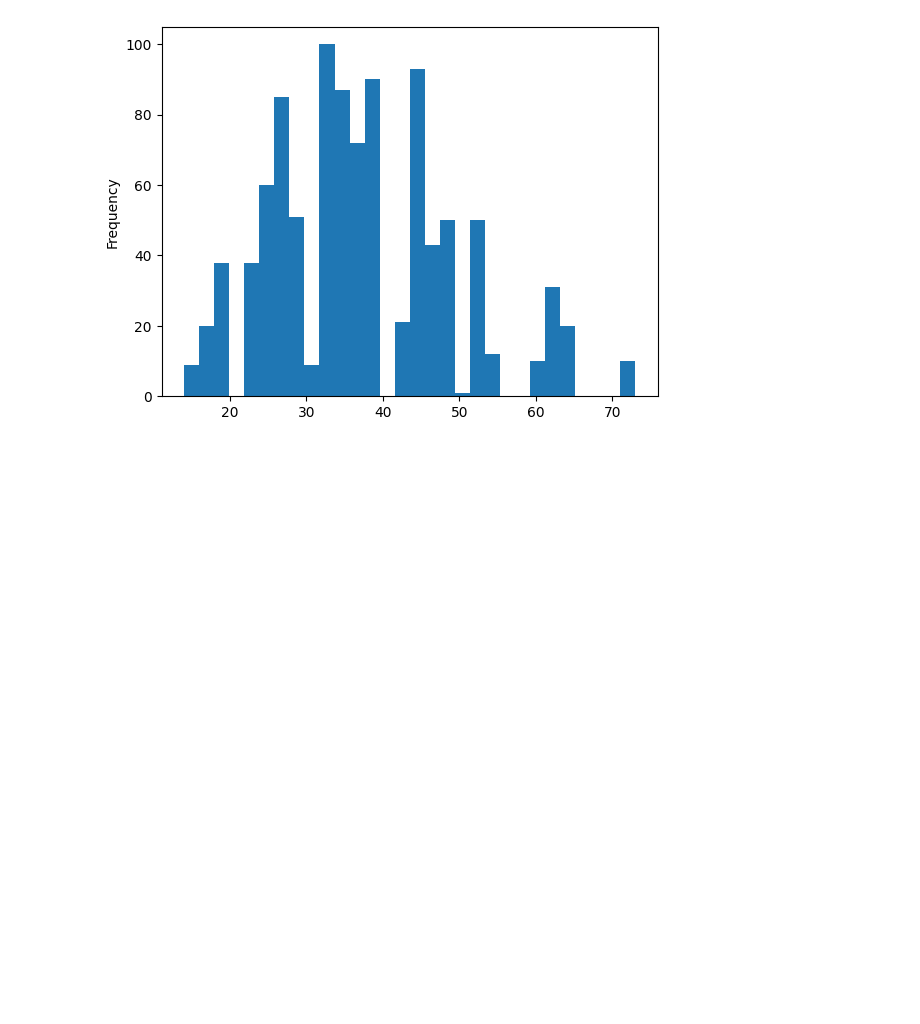
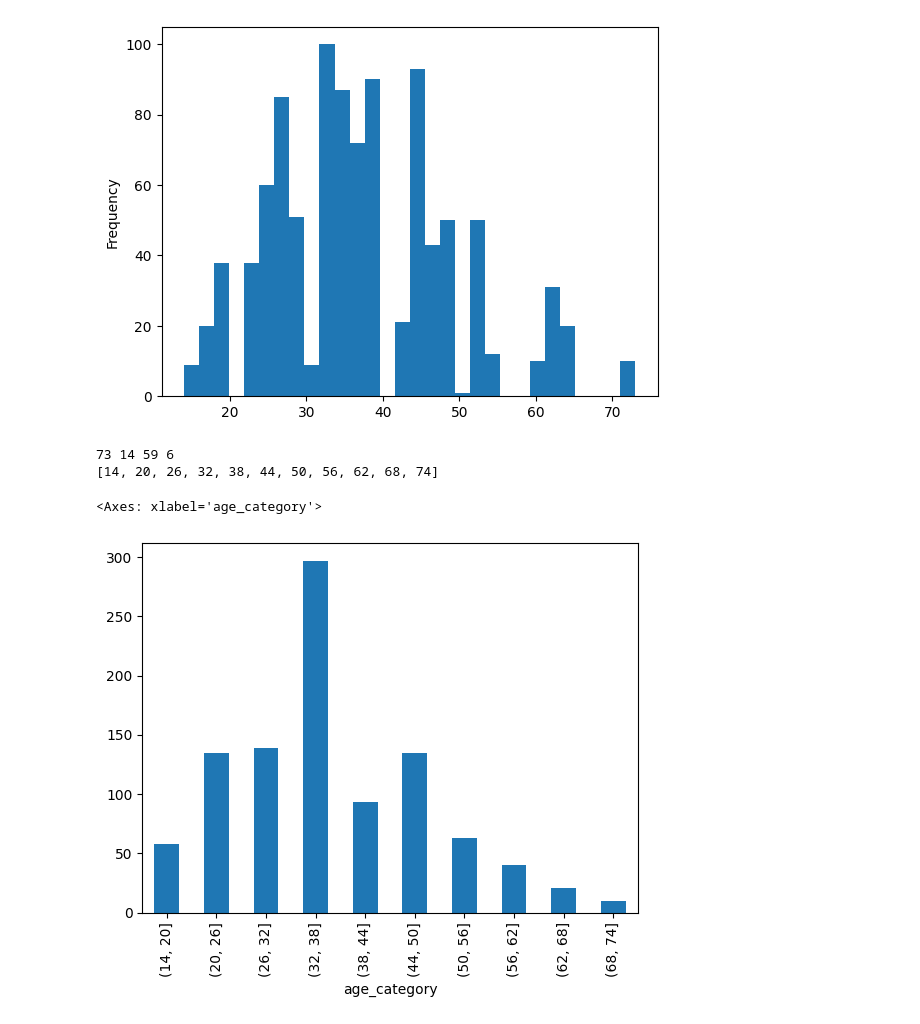
Before and after one commit to foadas/data-mining, a Jupyter notebook: preprocessing.ipynb, the cells around one changed output. Saved outputs shown, nothing was run; the diff lists cells and outputs as text; code cells hidden in the pictures; blank space fills up the shorter version.

```diff
--- a/preprocessing.ipynb
+++ b/preprocessing.ipynb
@@ -77,3 +58,19 @@ data['Age'].plot.hist(bins=30)
 # %% [output]
 <Axes: ylabel='Frequency'>
 [figure]
+# %%
+max_age = int(np.ceil(np.max(data['Age'])))
+min_age= int(np.ceil(np.min(data['Age'])))
+value = max_age - min_age
+width = int(np.round(value/10))
+print(max_age, min_age, value, width)
+intervals = [age for age in range(min_age,max_age+width,width)]
+print(intervals)
+data['age_category'] = pd.cut(data['Age'],bins=intervals)
+data['age_category']
+data.groupby('age_category')['Age'].count().plot(kind='bar')
+# %% [output]
+73 14 59 6
+[14, 20, 26, 32, 38, 44, 50, 56, 62, 68, 74]
+<Axes: xlabel='age_category'>
+[figure, added]
```
Also changed, not shown: parts of 3 cells of this notebook, 1 other file.
